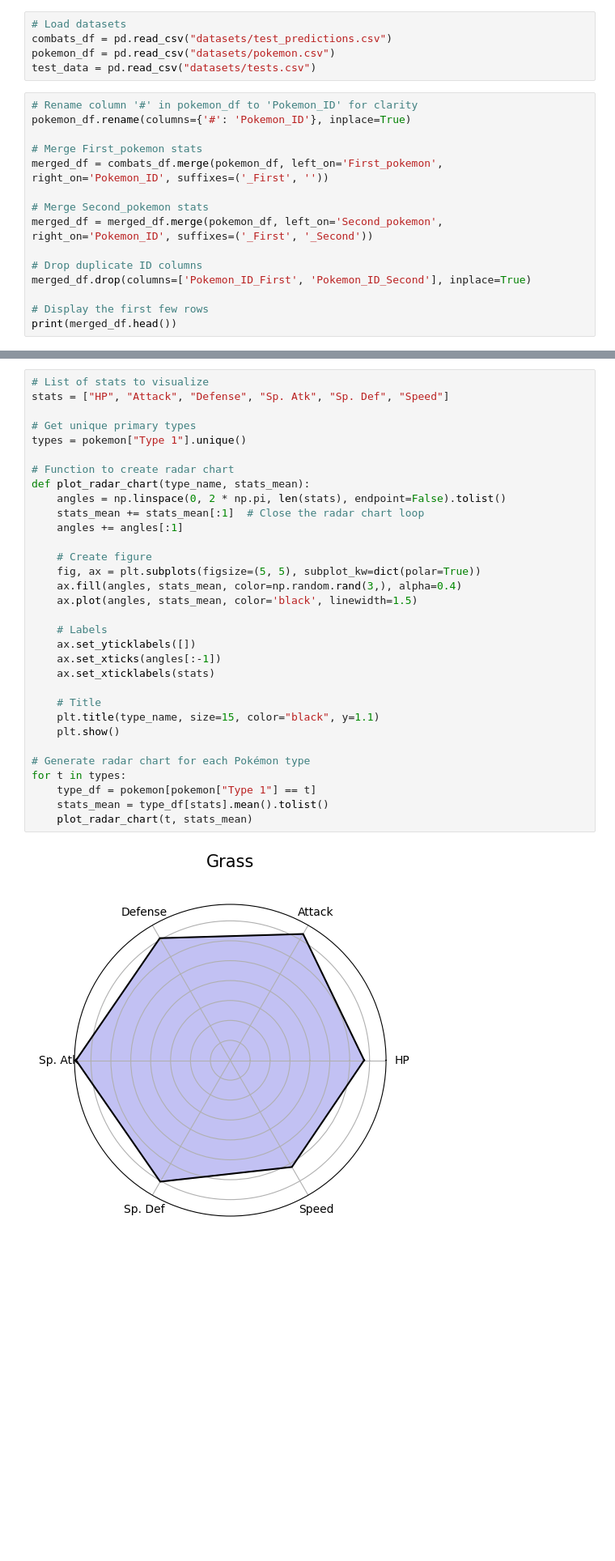
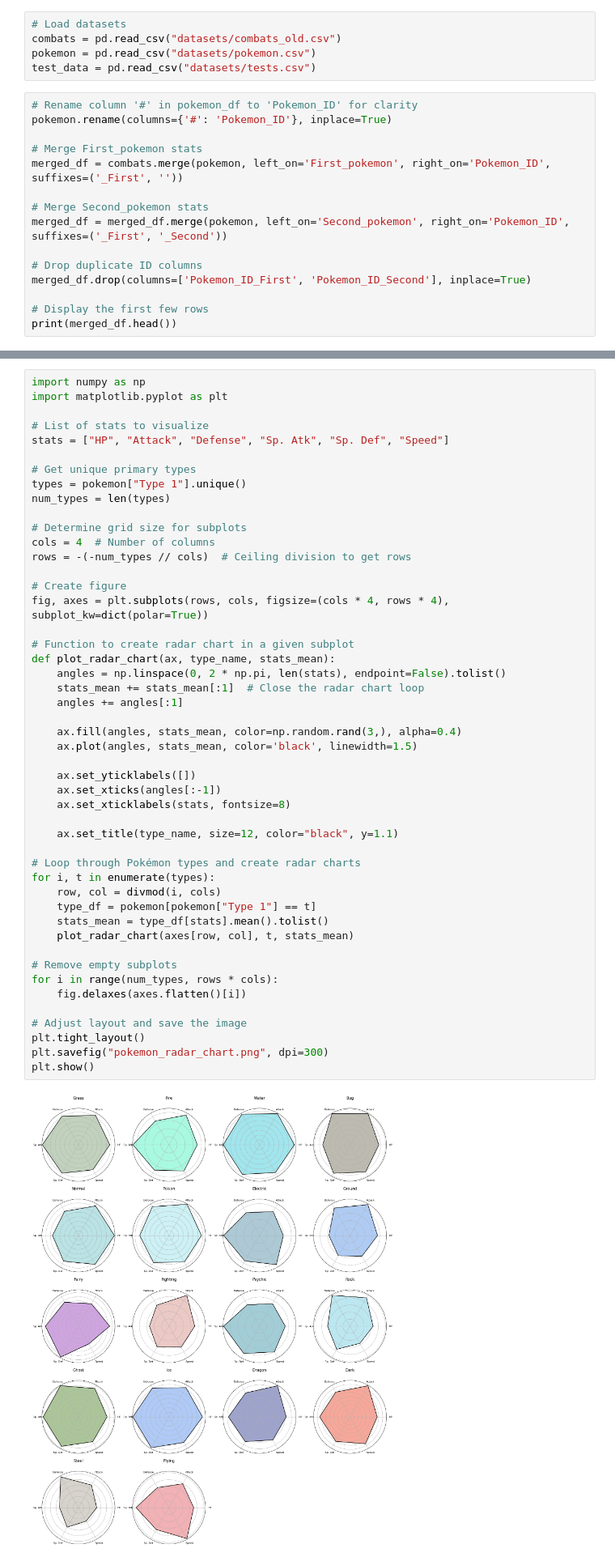
Before and after one commit to katsura919/elective2-repo, a Jupyter notebook: Pokemon Battle Outcome/pokomen.ipynb, the cells around one changed output, grey strips where cells are left out. Shown at 81% size. Cells and saved outputs as stored; diff of their text form; blank space fills up the shorter version.

```diff
--- a/Pokemon Battle Outcome/pokomen.ipynb
+++ b/Pokemon Battle Outcome/pokomen.ipynb
@@ -10,18 +12,18 @@ from sklearn.metrics import confusion_matrix, accuracy_score
 import tensorflow as tf
 # %%
 # Load datasets
-combats_df = pd.read_csv("datasets/test_predictions.csv")
-pokemon_df = pd.read_csv("datasets/pokemon.csv")
+combats = pd.read_csv("datasets/combats_old.csv")
+pokemon = pd.read_csv("datasets/pokemon.csv")
 test_data = pd.read_csv("datasets/tests.csv")
 # %%
 # Rename column '#' in pokemon_df to 'Pokemon_ID' for clarity
-pokemon_df.rename(columns={'#': 'Pokemon_ID'}, inplace=True)
+pokemon.rename(columns={'#': 'Pokemon_ID'}, inplace=True)
 
 # Merge First_pokemon stats
-merged_df = combats_df.merge(pokemon_df, left_on='First_pokemon', right_on='Pokemon_ID', suffixes=('_First', ''))
+merged_df = combats.merge(pokemon, left_on='First_pokemon', right_on='Pokemon_ID', suffixes=('_First', ''))
 
 # Merge Second_pokemon stats
-merged_df = merged_df.merge(pokemon_df, left_on='Second_pokemon', right_on='Pokemon_ID', suffixes=('_First', '_Second'))
+merged_df = merged_df.merge(pokemon, left_on='Second_pokemon', right_on='Pokemon_ID', suffixes=('_First', '_Second'))
 
 # Drop duplicate ID columns
 merged_df.drop(columns=['Pokemon_ID_First', 'Pokemon_ID_Second'], inplace=True)
@@ -53,36 +55,52 @@ merged_df.to_csv("merged_pokemon_combats.csv", index=False)
 # Create a dictionary mapping Pokémon ID to their stats and types
 pokemon_dict = pokemon.set_index("#").to_dict(orient="index")
 # %%
+import numpy as np
+import matplotlib.pyplot as plt
+
 # List of stats to visualize
 stats = ["HP", "Attack", "Defense", "Sp. Atk", "Sp. Def", "Speed"]
 
 # Get unique primary types
 types = pokemon["Type 1"].unique()
+num_types = len(types)
 
-# Function to create radar chart
-def plot_radar_chart(type_name, stats_mean):
+# Determine grid size for subplots
+cols = 4  # Number of columns
+rows = -(-num_types // cols)  # Ceiling division to get rows
+
+# Create figure
+fig, axes = plt.subplots(rows, cols, figsize=(cols * 4, rows * 4), subplot_kw=dict(polar=True))
+
+# Function to create radar chart in a given subplot
+def plot_radar_chart(ax, type_name, stats_mean):
     angles = np.linspace(0, 2 * np.pi, len(stats), endpoint=False).tolist()
     stats_mean += stats_mean[:1]  # Close the radar chart loop
     angles += angles[:1]
 
-    # Create figure
-    fig, ax = plt.subplots(figsize=(5, 5), subplot_kw=dict(polar=True))
     ax.fill(angles, stats_mean, color=np.random.rand(3,), alpha=0.4)
     ax.plot(angles, stats_mean, color='black', linewidth=1.5)
 
-    # Labels
     ax.set_yticklabels([])
     ax.set_xticks(angles[:-1])
-    ax.set_xticklabels(stats)
+    ax.set_xticklabels(stats, fontsize=8)
 
-    # Title
-    plt.title(type_name, size=15, color="black", y=1.1)
-    plt.show()
+    ax.set_title(type_name, size=12, color="black", y=1.1)
 
-# Generate radar chart for each Pokémon type
-for t in types:
+# Loop through Pokémon types and create radar charts
+for i, t in enumerate(types):
+    row, col = divmod(i, cols)
     type_df = pokemon[pokemon["Type 1"] == t]
     stats_mean = type_df[stats].mean().tolist()
-    plot_radar_chart(t, stats_mean)
+    plot_radar_chart(axes[row, col], t, stats_mean)
+
+# Remove empty subplots
+for i in range(num_types, rows * cols):
+    fig.delaxes(axes.flatten()[i])
+
+# Adjust layout and save the image
+plt.tight_layout()
+plt.savefig("pokemon_radar_chart.png", dpi=300)
+plt.show()
 # %% [output]
-[figure, old version]
+[figure, new version]
```
Also changed, not shown: parts of 5 cells of this notebook, 7 other files.
